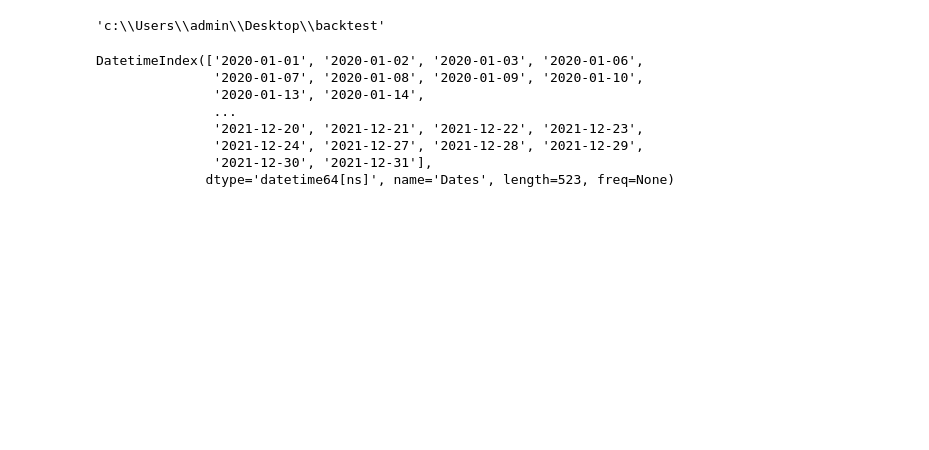
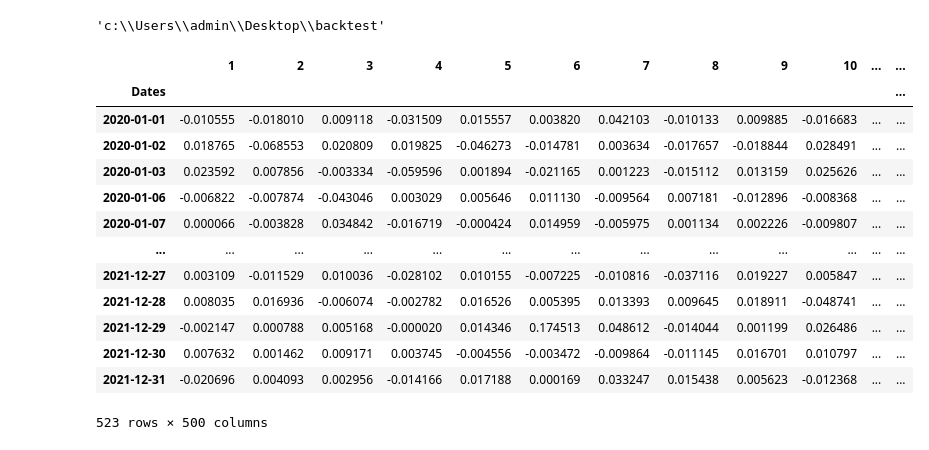
Before and after one commit to da462/backtest, a Jupyter notebook: backtest.ipynb, the cells around one changed output. Saved outputs shown, nothing was run; the diff lists cells and outputs as text; code cells hidden in the pictures; blank space fills up the shorter version.

Commit message:
added basic signals and completed backtest framework

```diff
--- a/backtest.ipynb
+++ b/backtest.ipynb
@@ -11,16 +10,21 @@ os.getcwd()
 # %% [output]
 'c:\\Users\\admin\\Desktop\\backtest'
 # %%
-df_ret = pd.read_csv(r'c:\Users\admin\Desktop\backtest\ret.csv').set_index('Dates')
-df_ret.index = pd.to_datetime(df_ret.index)
+df_return = pd.read_csv(r'c:\Users\admin\Desktop\backtest\ret.csv').set_index('Dates')
+df_return.index = pd.to_datetime(df_return.index)
+df_return
+# %% [output]
+|  | 1 | 2 | 3 | 4 | 5 | 6 | 7 | 8 | 9 | 10 | ... | ... |
+| Dates |  |  |  |  |  |  |  |  |  |  |  | ... |
+| 2020-01-01 | -0.010555 | -0.018010 | 0.009118 | -0.031509 | 0.015557 | 0.003820 | 0.042103 | -0.010133 | 0.009885 | -0.016683 | ... | ... |
+| 2020-01-02 | 0.018765 | -0.068553 | 0.020809 | 0.019825 | -0.046273 | -0.014781 | 0.003634 | -0.017657 | -0.018844 | 0.028491 | ... | ... |
+| 2020-01-03 | 0.023592 | 0.007856 | -0.003334 | -0.059596 | 0.001894 | -0.021165 | 0.001223 | -0.015112 | 0.013159 | 0.025626 | ... | ... |
+| 2020-01-06 | -0.006822 | -0.007874 | -0.043046 | 0.003029 | 0.005646 | 0.011130 | -0.009564 | 0.007181 | -0.012896 | -0.008368 | ... | ... |
+| 2020-01-07 | 0.000066 | -0.003828 | 0.034842 | -0.016719 | -0.000424 | 0.014959 | -0.005975 | 0.001134 | 0.002226 | -0.009807 | ... | ... |
+| ... | ... | ... | ... | ... | ... | ... | ... | ... | ... | ... | ... | ... |
+| 2021-12-27 | 0.003109 | -0.011529 | 0.010036 | -0.028102 | 0.010155 | -0.007225 | -0.010816 | -0.037116 | 0.019227 | 0.005847 | ... | ... |
+| 2021-12-28 | 0.008035 | 0.016936 | -0.006074 | -0.002782 | 0.016526 | 0.005395 | 0.013393 | 0.009645 | 0.018911 | -0.048741 | ... | ... |
+| 2021-12-29 | -0.002147 | 0.000788 | 0.005168 | -0.000020 | 0.014346 | 0.174513 | 0.048612 | -0.014044 | 0.001199 | 0.026486 | ... | ... |
+| 2021-12-30 | 0.007632 | 0.001462 | 0.009171 | 0.003745 | -0.004556 | -0.003472 | -0.009864 | -0.011145 | 0.016701 | 0.010797 | ... | ... |
+| 2021-12-31 | -0.020696 | 0.004093 | 0.002956 | -0.014166 | 0.017188 | 0.000169 | 0.033247 | 0.015438 | 0.005623 | -0.012368 | ... | ... |
+523 rows × 500 columns
-# %%
-df_ret
-# %% [output]
-DatetimeIndex(['2020-01-01', '2020-01-02', '2020-01-03', '2020-01-06',
-               '2020-01-07', '2020-01-08', '2020-01-09', '2020-01-10',
-               '2020-01-13', '2020-01-14',
-               ...
-               '2021-12-20', '2021-12-21', '2021-12-22', '2021-12-23',
-               '2021-12-24', '2021-12-27', '2021-12-28', '2021-12-29',
-               '2021-12-30', '2021-12-31'],
-              dtype='datetime64[ns]', name='Dates', length=523, freq=None)
```
Also changed, not shown: parts of 10 cells of this notebook.
